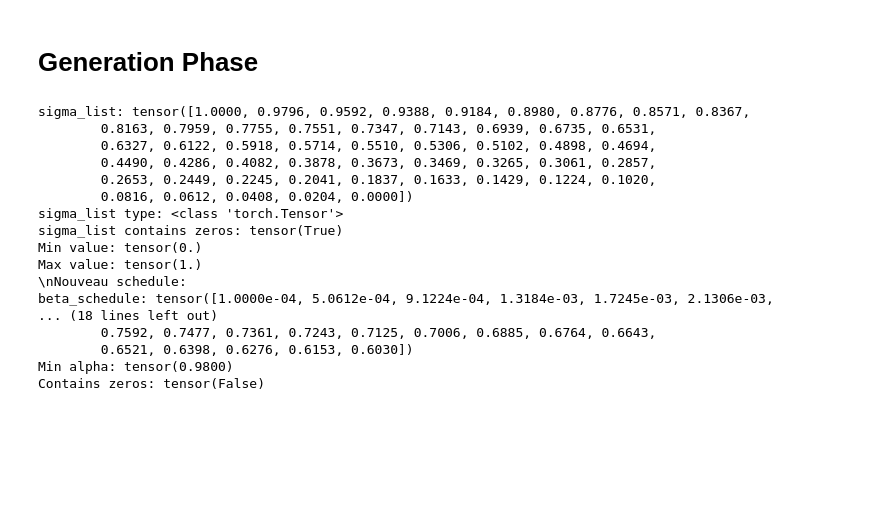
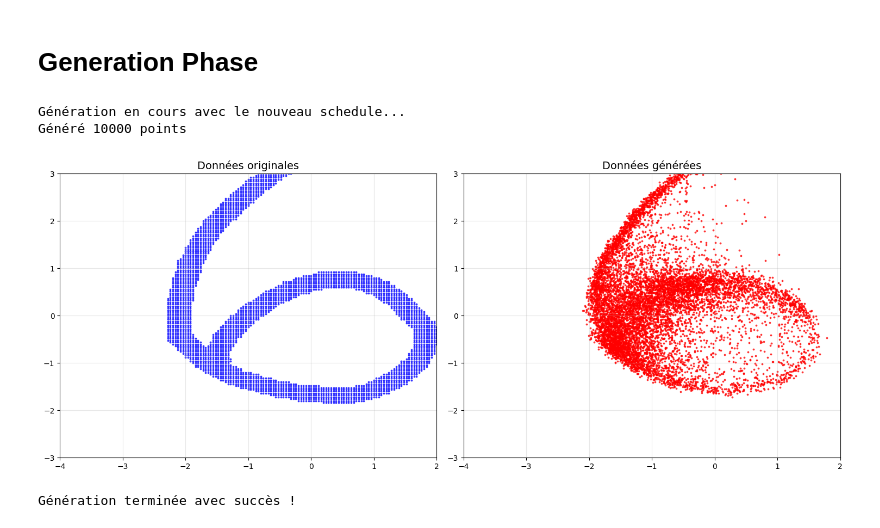
Before and after one commit to ErwannLesech/Projet-de-diffusion, a Jupyter notebook: toy_diffusion_2D.ipynb, the cells around one changed output. Drawn from its saved outputs; the diff is of its cells as text; code cells hidden in the pictures; blank space fills up the shorter version.

Commit message:
fix(toy-model): time encoding and sigma generation

```diff
--- a/toy_diffusion_2D.ipynb
+++ b/toy_diffusion_2D.ipynb
@@ -57,7 +57,8 @@ Data size: 7492 points
 # Noising Exemple Phase
 # %%
 T = 50
-sigma_list = torch.linspace(1, 0, steps=T).to(device)
+beta_list= torch.linspace(0.0001, 0.5, steps=T).to(device)
+sigma_list = 1 - beta_list
 print(sigma_list)
 print(len(sigma_list))
 # %% [output]
@@ -200,7 +219,7 @@ def train_2d(epochs, batch_size, model, optimizer, loss_fct, data, T, sigma_list
             predicted_noise = model(x_noisy_batch, t)
 
             # Étape 5: descente de gradient sur ||ξ_0 - ξ_θ(x_t, t)||_2^2
-            loss = loss_fct(predicted_noise, noise_batch)
+            loss = loss_fct(noise_batch,predicted_noise)
             loss.backward()
             optimizer.step()
 
@@ -234,7 +253,7 @@ Epoch [100/100], Loss: 0.1810
 # %% [markdown]
 # Generation Phase
 # %%
-def generate_samples_corrected(model, num_samples, T, beta_schedule, alpha_schedule, alpha_bar_schedule, device):
+def generate_samples_corrected(model, num_samples, T, device):
     """Génère des échantillons en inversant le processus de diffusion"""
     model.eval()
 
@@ -242,6 +261,7 @@ def generate_samples_corrected(model, num_samples, T, beta_schedule, alpha_sched
     x_t = torch.randn(num_samples, 2).to(device)
 
     generated_samples = []
+    sigma_bar_list = torch.cumprod(sigma_list, dim=0)
 
     with torch.no_grad():
         # Processus de débruitage de T vers 0
@@ -251,88 +271,56 @@ def generate_samples_corrected(model, num_samples, T, beta_schedule, alpha_sched
 
             # Prédire le bruit
             predicted_noise = model(x_t, t_tensor)
-
-            # Calcul des coefficients pour l'algorithme de débruitage
-            t_idx = t - 1
-            alpha_t = alpha_schedule[t_idx]
-            alpha_bar_t = alpha_bar_schedule[t_idx]
-            beta_t = beta_schedule[t_idx]
-
-            if t > 1:
-                alpha_bar_t_minus_1 = alpha_bar_schedule[t_idx - 1]
-            else:
-                alpha_bar_t_minus_1 = torch.tensor(1.0)
-
-            # Formule DDPM standard
-            coeff1 = (1 - alpha_t) / torch.sqrt(1 - alpha_bar_t)
-            coeff2 = 1 / torch.sqrt(alpha_t)
-
-            x_t = coeff2 * (x_t - coeff1 * predicted_noise)
-
-            # Ajouter du bruit si on n'est pas à la dernière étape
-            if t > 1:
-                sigma = torch.sqrt(beta_t)
-                noise = torch.randn_like(x_t)
-                x_t = x_t + sigma * noise
-
-            # Sauvegarder quelques étapes intermédiaires
-            if t % 10 == 0 or t == 1:
-                generated_samples.append((t, x_t.cpu().numpy().copy()))
+            beta_t = beta_list[t - 1]
+            sigma_t= sigma_list[t - 1]
+            sigma_bar_t = sigma_bar_list[t - 1]
+            z= torch.randn_like(x_t) if t > 1 else torch.zeros_like(x_t)
+            # Calculer x_{t-1}
+            x_t = (1 / math.sqrt(sigma_t)) * (x_t - (1-sigma_t)/math.sqrt(1 - sigma_bar_t) * predicted_noise)+ beta_t * z
+            # Stocker les échantillons intermédiaires pour visualisation
+            generated_samples.append(x_t.cpu().numpy())
 
     return x_t, generated_samples
 
 # Générer des échantillons avec le nouveau schedule
-num_samples = 1000
+num_samples = 10000
 print("Génération en cours avec le nouveau schedule...")
 final_samples, intermediate_samples = generate_samples_corrected(
-    model, num_samples, T, beta_schedule, alpha_schedule, sigma_schedule, device
+    model, num_samples, T, device
 )
 
 # Convertir en format CPU pour visualisation
 final_samples_cpu = final_samples.cpu().numpy()
 x_generated = final_samples_cpu[:, 0]
 y_generated = final_samples_cpu[:, 1]
 
 print(f"Généré {len(x_generated)} points")
 
 # Visualisation des résultats
 fig, axes = plt.subplots(1, 2, figsize=(15, 6))
 
 # Original data
 x_original = x_2d[:, 0].cpu().numpy()
 y_original = x_2d[:, 1].cpu().numpy()
 axes[0].scatter(x_original, y_original, s=3, alpha=0.7, color='blue')
 axes[0].set_title('Données originales', fontsize=14)
 axes[0].set_xlim(-4, 2)
 axes[0].set_ylim(-3, 3)
 axes[0].grid(True, alpha=0.3)
 
 # Generated data
 axes[1].scatter(x_generated, y_generated, s=3, alpha=0.7, color='red')
 axes[1].set_title('Données générées', fontsize=14)
 axes[1].set_xlim(-4, 2)
 axes[1].set_ylim(-3, 3)
 axes[1].grid(True, alpha=0.3)
 
 plt.tight_layout()
 plt.show()
 
 print("Génération terminée avec succès !")
 # %% [output]
-sigma_list: tensor([1.0000, 0.9796, 0.9592, 0.9388, 0.9184, 0.8980, 0.8776, 0.8571, 0.8367,
-        0.8163, 0.7959, 0.7755, 0.7551, 0.7347, 0.7143, 0.6939, 0.6735, 0.6531,
-        0.6327, 0.6122, 0.5918, 0.5714, 0.5510, 0.5306, 0.5102, 0.4898, 0.4694,
-        0.4490, 0.4286, 0.4082, 0.3878, 0.3673, 0.3469, 0.3265, 0.3061, 0.2857,
-        0.2653, 0.2449, 0.2245, 0.2041, 0.1837, 0.1633, 0.1429, 0.1224, 0.1020,
-        0.0816, 0.0612, 0.0408, 0.0204, 0.0000])
-sigma_list type: <class 'torch.Tensor'>
-sigma_list contains zeros: tensor(True)
-Min value: tensor(0.)
-Max value: tensor(1.)
-\nNouveau schedule:
-beta_schedule: tensor([1.0000e-04, 5.0612e-04, 9.1224e-04, 1.3184e-03, 1.7245e-03, 2.1306e-03,
-... (18 lines left out)
-        0.7592, 0.7477, 0.7361, 0.7243, 0.7125, 0.7006, 0.6885, 0.6764, 0.6643,
-        0.6521, 0.6398, 0.6276, 0.6153, 0.6030])
-Min alpha: tensor(0.9800)
-Contains zeros: tensor(False)
+Génération en cours avec le nouveau schedule...
+Généré 10000 points
+[figure, added]
+Génération terminée avec succès !
```
Also changed, not shown: parts of 4 cells of this notebook.
